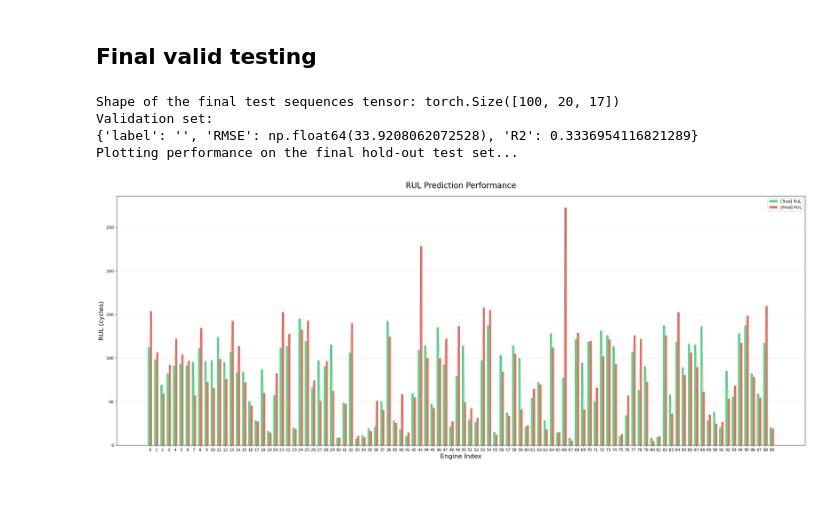
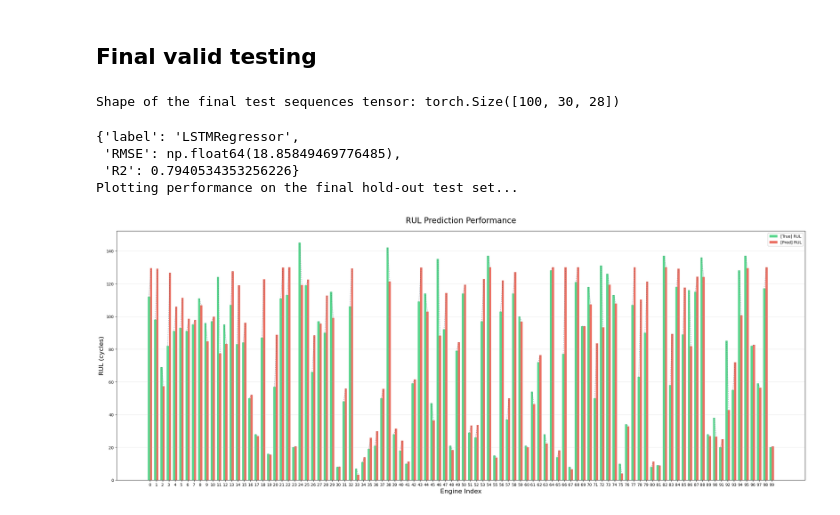
Before and after one commit to BalorLC3/Platform-for-Predictive-Maintanance, a Jupyter notebook: notebooks/final_model.ipynb, the cells around one changed output. Saved outputs shown, nothing was run; the diff lists cells and outputs as text; code cells hidden in the pictures.

```diff
--- a/notebooks/final_model.ipynb
+++ b/notebooks/final_model.ipynb
@@ -487,58 +511,58 @@ Plotting performance for the first 80 test samples...
 # %% [markdown]
 ## Final valid testing
 # %%
-SEQ_LEN = 20 # The same sequence length you used for training
+SEQ_LEN = 30 # The same sequence length you used for training
+df_test_rm = calculate_rolling_mean(df_test)
+feature_columns_rm = feature_columns + [col for col in df_rm if col.endswith('rm')]
 
-# We'll group the test data by engine and take the last SEQ_LEN cycles from each.
 X_test_sequences = []
-for engine_id in df_test['engine'].unique():
+for engine_id in df_test_rm['engine'].unique():
     # Get the data for the current engine
-    engine_data = df_test[df_test['engine'] == engine_id]
+    engine_data = df_test_rm[df_test_rm['engine'] == engine_id]
 
     # Extract the features for that engine
     engine_features = engine_data[feature_columns]
-
     last_sequence = engine_features.tail(SEQ_LEN).to_numpy()
 
     X_test_sequences.append(last_sequence)
 
 X_test_final_np = np.array(X_test_sequences)
+
 X_test_final = torch.tensor(X_test_final_np, dtype=torch.float32)
 
 print(f"Shape of the final test sequences tensor: {X_test_final.shape}")
-# For FD001, this will be (100, 20, 17)
-
-# Load the normalization stats from your saved checkpoint
-checkpoint_path = 'lstm_model_inference.pth'
-checkpoint = torch.load(checkpoint_path, weights_only=True)
-
-mean = checkpoint['normalization_stats']['mean']
-std = checkpoint['normalization_stats']['std']
-
-# Apply the normalization
-X_test_final_normalized = (X_test_final - mean) / std
-
-
-# Make predictions on the final, prepared test set
-with torch.no_grad():
-    y_pred_final_tensor = model_for_testing(X_test_final_normalized)
-
-# Convert predictions and ground truth to NumPy arrays
-y_pred_final_np = y_pred_final_tensor.cpu().numpy()
-y_true_final_np = y_valid.to_numpy() # y_valid is the RUL_FD001.txt data
-
-print('Validation set: ')
-evaluate(y_true_final_np, y_pred_final_np)
-
-# Visualize the results using your plotting function
-print("Plotting performance on the final hold-out test set...")
-plot_performance(
-    y_true=y_true_final_np,
-    y_pred=y_pred_final_np
-)
 # %% [output]
-Shape of the final test sequences tensor: torch.Size([100, 20, 17])
-Validation set:
-{'label': '', 'RMSE': np.float64(33.9208062072528), 'R2': 0.3336954116821289}
-Plotting performance on the final hold-out test set...
+Shape of the final test sequences tensor: torch.Size([100, 30, 28])
-[figure, removed]
+# %%
+checkpoint_path = 'lstm_model_inference.pth'
+checkpoint = torch.load(checkpoint_path, weights_only=True)
+
+mean = checkpoint['normalization_stats']['mean']
+std = checkpoint['normalization_stats']['std']
+
+# Apply the normalization
+X_test_final_normalized = (X_test_final - mean) / std
+
+
+# Make predictions on the final, prepared test set
+with torch.no_grad():
+    y_pred_final_tensor = model_for_testing(X_test_final_normalized)
+
+# Convert predictions and ground truth to NumPy arrays
+y_pred_final_np = y_pred_final_tensor.cpu().numpy()
+y_true_final_np = y_valid.to_numpy() # y_valid is the RUL_FD001.txt data
+
+evaluate(y_true_final_np, y_pred_final_np, type(model).__name__)
+
+# Visualize the results using your plotting function
+print("Plotting performance on the final hold-out test set...")
+plot_performance(
+    y_true=y_true_final_np,
+    y_pred=y_pred_final_np
+)
+# %% [output]
+{'label': 'LSTMRegressor',
+ 'RMSE': np.float64(18.85849469776485),
+ 'R2': 0.7940534353256226}
+Plotting performance on the final hold-out test set...
+[figure, added]
```
Also changed, not shown: parts of 10 cells of this notebook, 12 other files.
